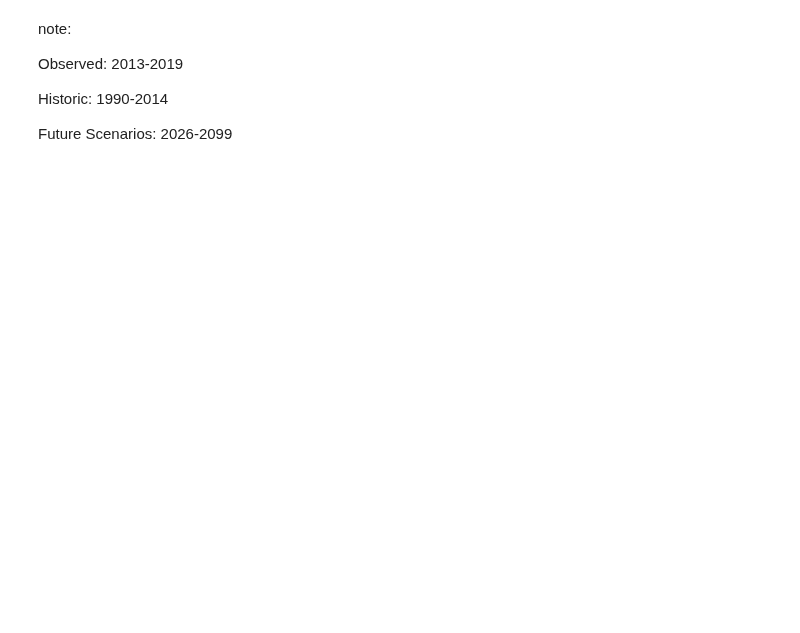
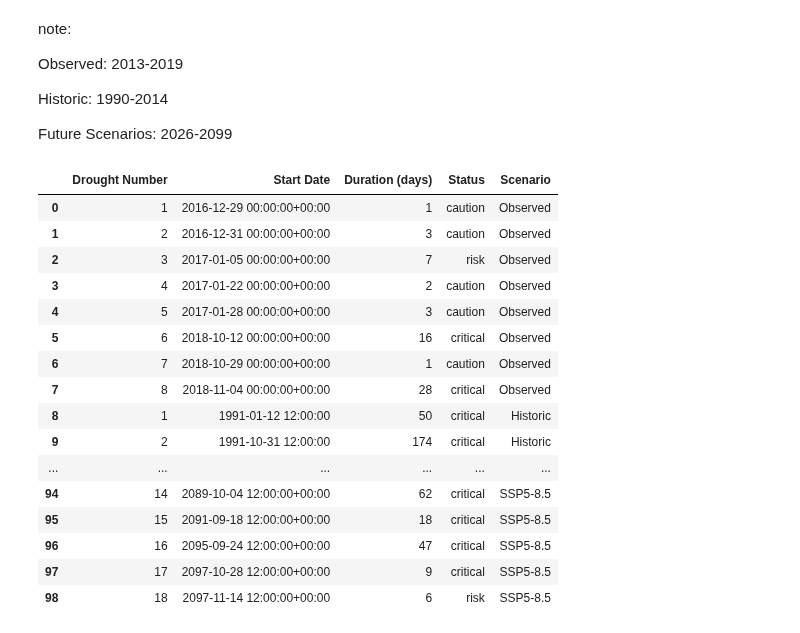
Before and after one commit to eWaterCycle/projects, a Jupyter notebook: book/thesis_projects/BSc/2025_Q4_ElkeSchokking_CEG/work in progress/Drought analysis.ipynb, the cells around one changed output. Drawn from its saved outputs; the diff is of its cells as text; code cells hidden in the pictures; blank space fills up the shorter version.

```diff
--- a/book/thesis_projects/BSc/2025_Q4_ElkeSchokking_CEG/work in progress/Drought analysis.ipynb
+++ b/book/thesis_projects/BSc/2025_Q4_ElkeSchokking_CEG/work in progress/Drought analysis.ipynb
@@ -463,0 +328,37 @@ Future Scenarios: 2026-2099
+# %%
+from IPython.display import display, HTML
+
+# Display as scrollable table
+display(HTML(drought_events_df.to_html(max_rows=1000, max_cols=20, border=0, classes='scroll-table')))
+
+# CSS to make the table scrollable
+display(HTML("""
+<style>
+.scroll-table {
+    display: block;
+    max-height: 400px;
+    overflow-y: scroll;
+    border: 1px solid #ccc;
+    font-family: monospace;
+    white-space: nowrap;
+}
+</style>
+"""))
+# %% [output]
+|  | Drought Number | Start Date | Duration (days) | Status | Scenario |
+| 0 | 1 | 2016-12-29 00:00:00+00:00 | 1 | caution | Observed |
+| 1 | 2 | 2016-12-31 00:00:00+00:00 | 3 | caution | Observed |
+| 2 | 3 | 2017-01-05 00:00:00+00:00 | 7 | risk | Observed |
+| 3 | 4 | 2017-01-22 00:00:00+00:00 | 2 | caution | Observed |
+| 4 | 5 | 2017-01-28 00:00:00+00:00 | 3 | caution | Observed |
+| 5 | 6 | 2018-10-12 00:00:00+00:00 | 16 | critical | Observed |
+| 6 | 7 | 2018-10-29 00:00:00+00:00 | 1 | caution | Observed |
+| 7 | 8 | 2018-11-04 00:00:00+00:00 | 28 | critical | Observed |
+| 8 | 1 | 1991-01-12 12:00:00 | 50 | critical | Historic |
+| 9 | 2 | 1991-10-31 12:00:00 | 174 | critical | Historic |
+| ... | ... | ... | ... | ... | ... |
+| 94 | 14 | 2089-10-04 12:00:00+00:00 | 62 | critical | SSP5-8.5 |
+| 95 | 15 | 2091-09-18 12:00:00+00:00 | 18 | critical | SSP5-8.5 |
+| 96 | 16 | 2095-09-24 12:00:00+00:00 | 47 | critical | SSP5-8.5 |
+| 97 | 17 | 2097-10-28 12:00:00+00:00 | 9 | critical | SSP5-8.5 |
+| 98 | 18 | 2097-11-14 12:00:00+00:00 | 6 | risk | SSP5-8.5 |
```
Also changed, not shown: parts of 21 cells of this notebook.
